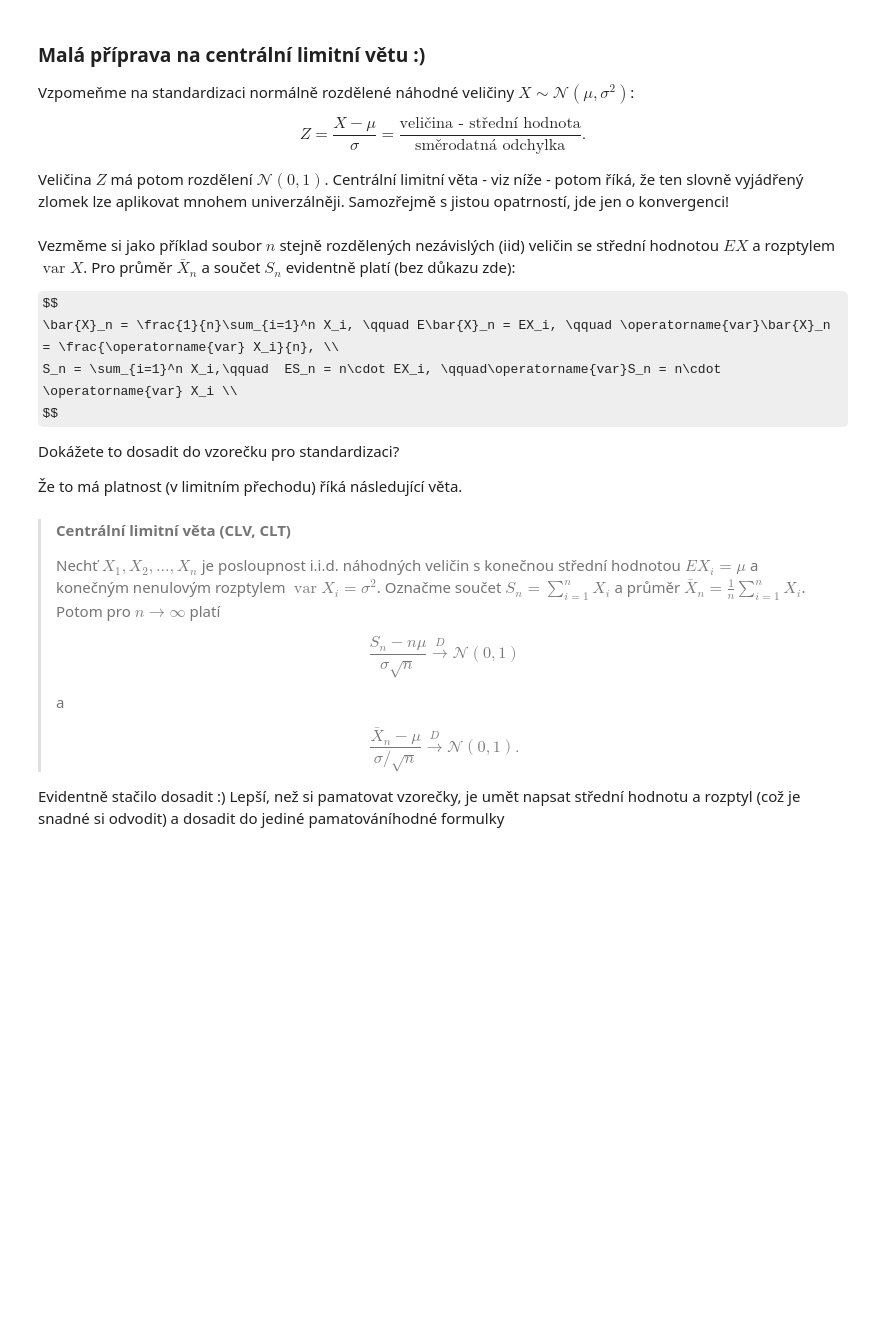
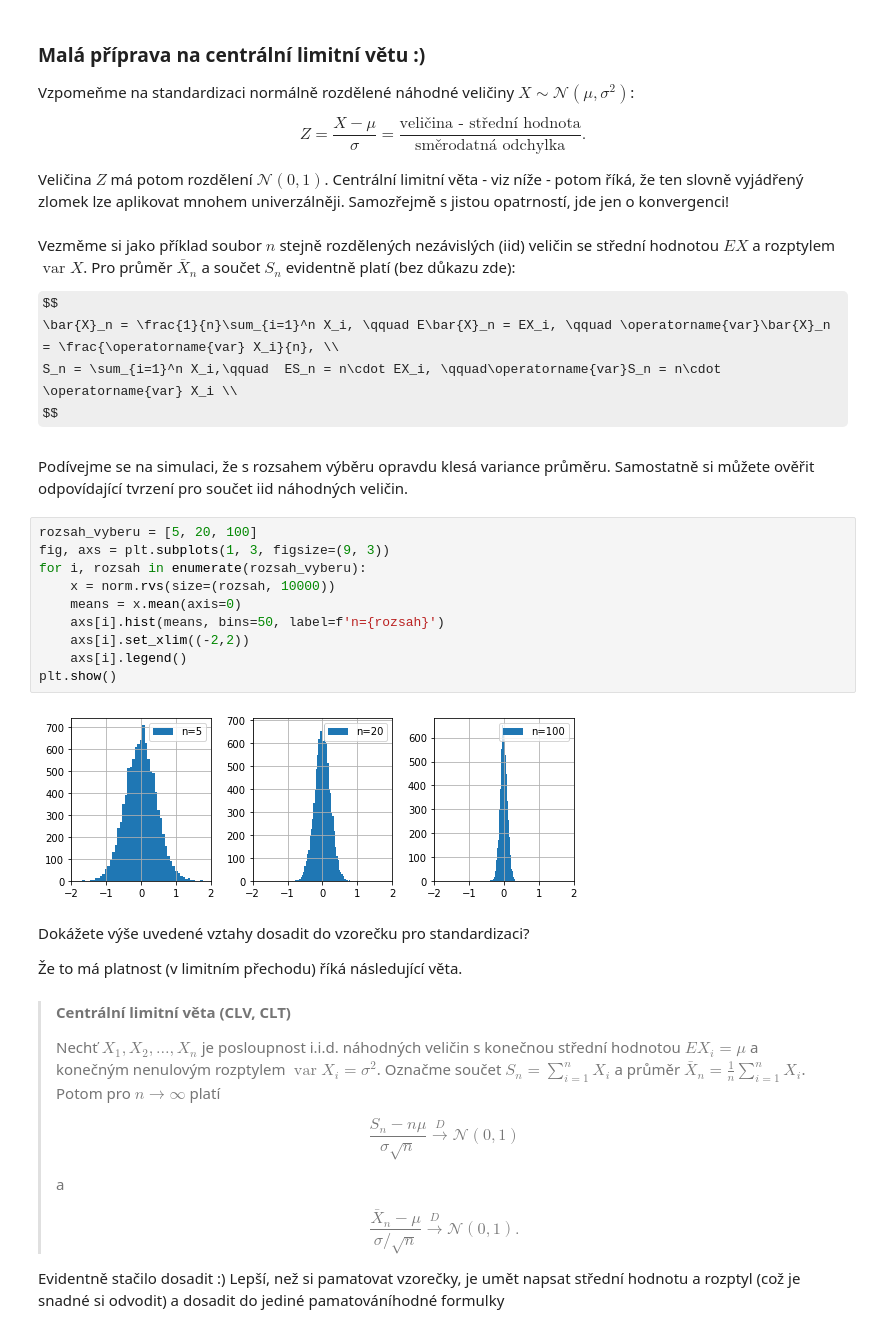
Before and after one commit to kamil-dedecius/mameradipst, a Jupyter notebook: Limitni_vety.ipynb, the cells around one changed output. Cells and saved outputs as stored; diff of their text form; some formulas as TeX source; blank space fills up the shorter version.

```diff
--- a/Limitni_vety.ipynb
+++ b/Limitni_vety.ipynb
@@ -123,10 +124,24 @@ $$
 \bar{X}_n = \frac{1}{n}\sum_{i=1}^n X_i, \qquad E\bar{X}_n = EX_i, \qquad \operatorname{var}\bar{X}_n = \frac{\operatorname{var} X_i}{n}, \\
 S_n = \sum_{i=1}^n X_i,\qquad  ES_n = n\cdot EX_i, \qquad\operatorname{var}S_n = n\cdot \operatorname{var} X_i \\
 $$
-
-Dokážete to dosadit do vzorečku pro standardizaci?
-
-Že to má platnost (v limitním přechodu) říká následující věta.
+# %% [markdown]
+Podívejme se na simulaci, že s rozsahem výběru opravdu klesá variance průměru. Samostatně si můžete ověřit odpovídající tvrzení pro součet iid náhodných veličin.
+# %%
+rozsah_vyberu = [5, 20, 100]
+fig, axs = plt.subplots(1, 3, figsize=(9, 3))
+for i, rozsah in enumerate(rozsah_vyberu):
+    x = norm.rvs(size=(rozsah, 10000))
+    means = x.mean(axis=0)
+    axs[i].hist(means, bins=50, label=f'n={rozsah}')
+    axs[i].set_xlim((-2,2))
+    axs[i].legend()
+plt.show()
+# %% [output]
+[figure, added]
+# %% [markdown]
+Dokážete výše uvedené vztahy dosadit do vzorečku pro standardizaci?
+
+Že to má platnost (v limitním přechodu) říká následující věta.
 # %% [markdown]
 > **Centrální limitní věta (CLV, CLT)**
 >
```
Also changed, not shown: parts of 2 cells of this notebook.
